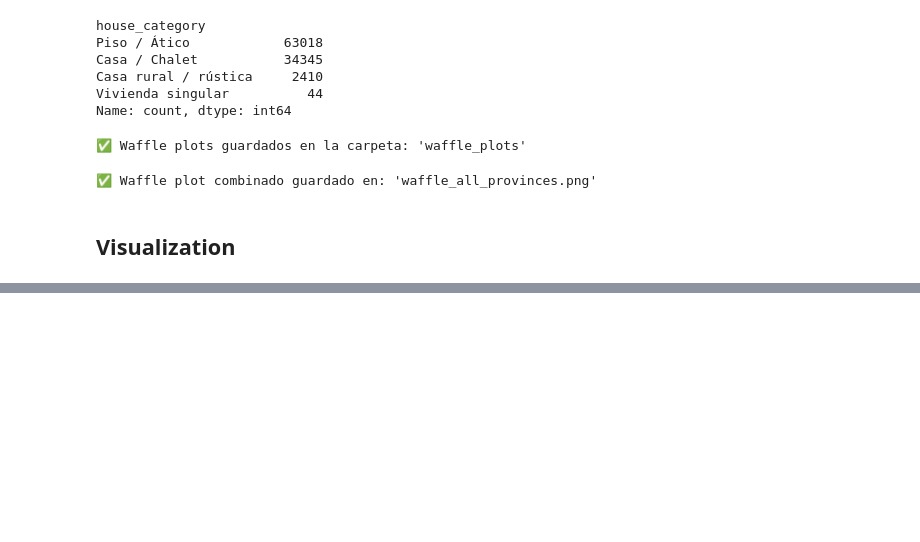
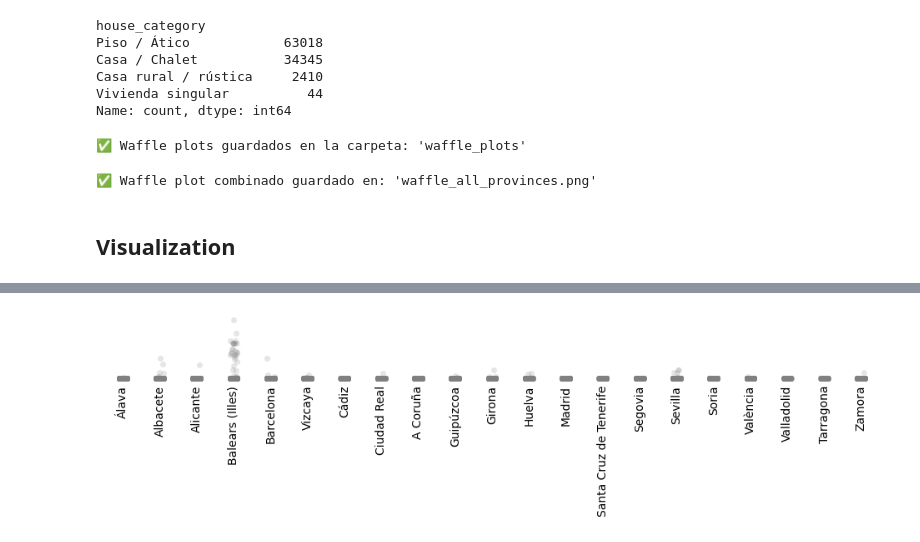
Before and after one commit to lucia-corsan/Housing-Analytics, a Jupyter notebook: housing.ipynb, the cells around one changed output, grey strips where cells are left out. Drawn from its saved outputs; the diff is of its cells as text; code cells hidden in the pictures; blank space fills up the shorter version.

Commit message:
Update stripplot

```diff
--- a/housing.ipynb
+++ b/housing.ipynb
@@ -274,0 +282,28 @@ plt.show()
+# %%
+plt.figure(figsize=(12, 1))
+sns.stripplot(data=data, x='prov', y='price_per_m2', jitter=True, color="grey", alpha=0.2)
+
+# Quitar todos los spines (bordes)
+for spine in plt.gca().spines.values():
+    spine.set_visible(False)
+
+# Quitar ticks y etiquetas del eje Y
+plt.yticks([])
+plt.ylabel('')
+
+# Quitar ticks del eje X, pero dejar las etiquetas de provincia
+plt.tick_params(axis='x', which='both', length=0)
+
+# Quitar título y eje X
+plt.title('')
+plt.xlabel('')
+
+plt.xticks(rotation=90)
+plt.tight_layout()
+
+# Guardar imagen con fondo transparente
+plt.savefig("images/precios_por_provincia.png", dpi=300, transparent=True)
+
+plt.show()
+# %% [output]
+[figure, added]
```
Also changed, not shown: parts of 4 cells of this notebook, 1 other file.
